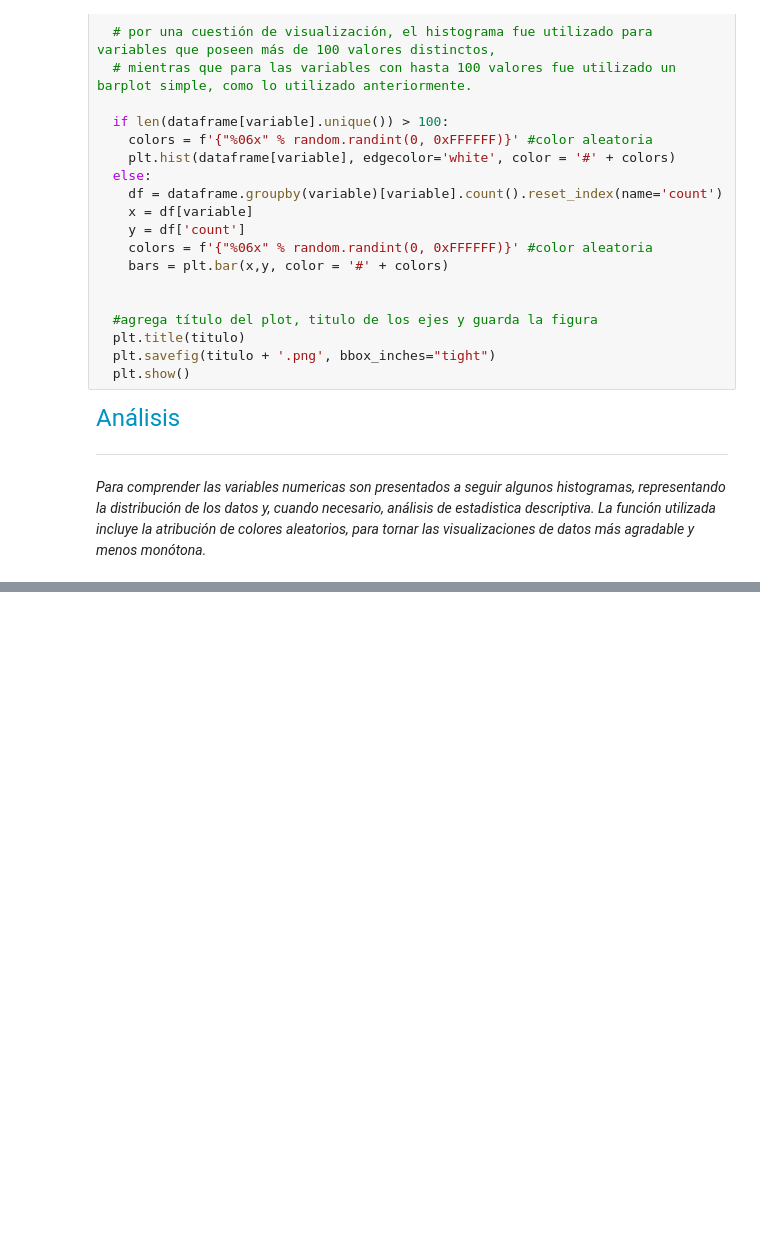
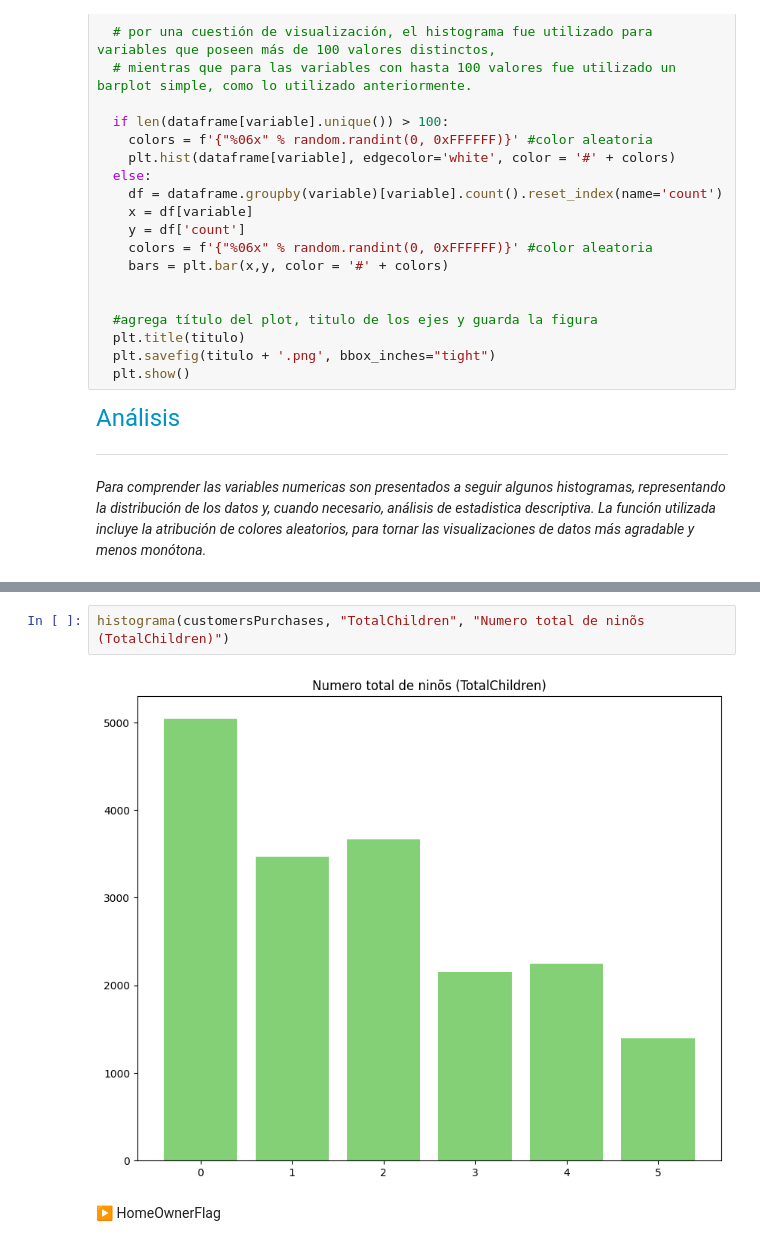
Before and after one commit to anapaccasilva/AdventureWorks, a Jupyter notebook: EDA_AdventureWorks.ipynb, the cells around one changed output, grey strips where cells are left out. Cells and saved outputs as stored; diff of their text form; blank space fills up the shorter version.

```diff
--- a/EDA_AdventureWorks.ipynb
+++ b/EDA_AdventureWorks.ipynb
@@ -403,0 +488,6 @@ def histograma(dataframe, variable, titulo):
+# %%
+histograma(customersPurchases, "TotalChildren", "Numero total de ninõs (TotalChildren)")
+# %% [output]
+[figure, added]
+# %% [markdown]
+▶ HomeOwnerFlag
```
Also changed, not shown: parts of 21 cells of this notebook.
